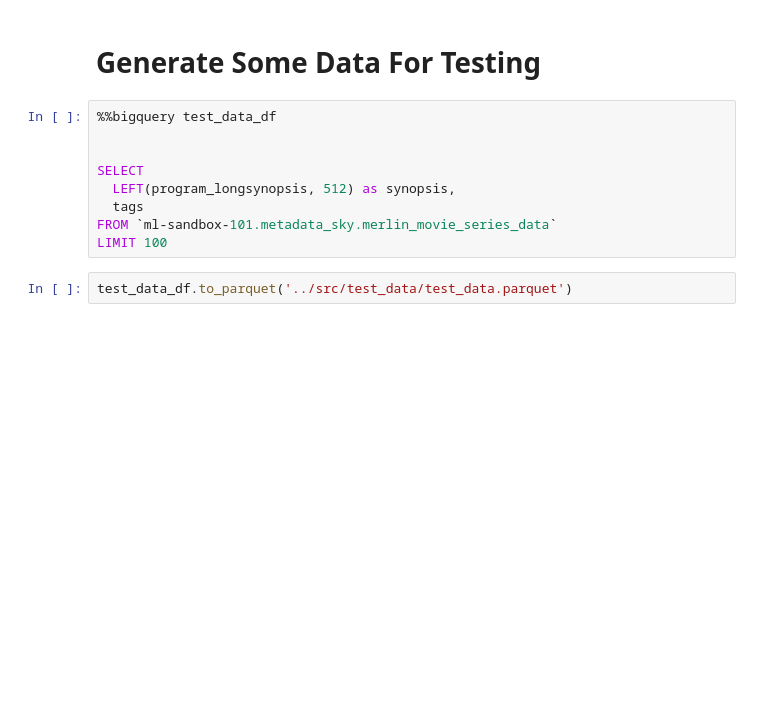
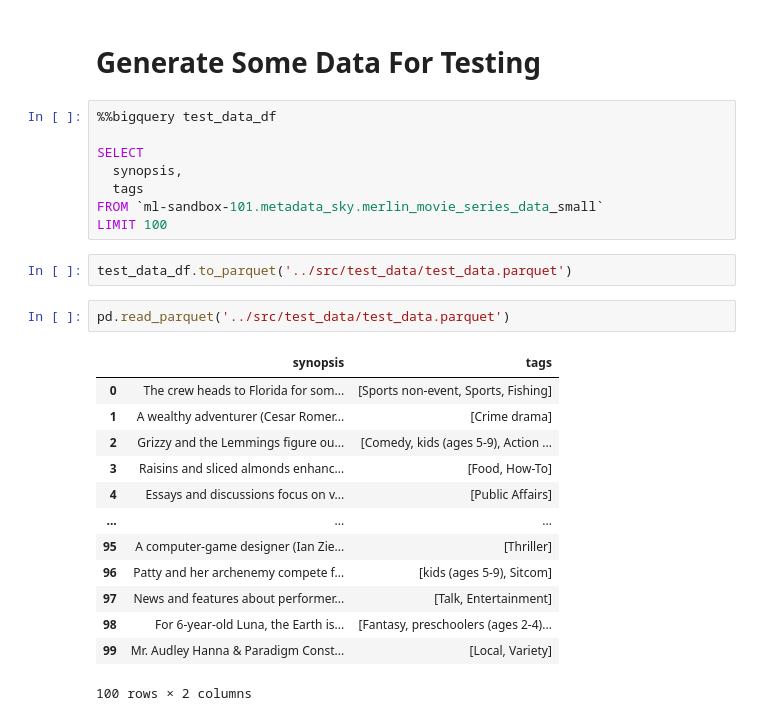
Before and after one commit to EdwardCuiPeacock/nbcu-metadata-enhancement, a Jupyter notebook: training/notebooks/Interactive_TFX.ipynb, the cells around one changed output. Cells and saved outputs as stored; diff of their text form; blank space fills up the shorter version.

```diff
--- a/training/notebooks/Interactive_TFX.ipynb
+++ b/training/notebooks/Interactive_TFX.ipynb
@@ -577,11 +576,26 @@ curl -d '{"instances": [{"examples": ["so much action", "not enough action"]}]}'
 # %%
 %%bigquery test_data_df
 
-
 SELECT
-  LEFT(program_longsynopsis, 512) as synopsis,
+  synopsis,
   tags
-FROM `ml-sandbox-101.metadata_sky.merlin_movie_series_data`
+FROM `ml-sandbox-101.metadata_sky.merlin_movie_series_data_small`
 LIMIT 100
 # %%
 test_data_df.to_parquet('../src/test_data/test_data.parquet')
+# %%
+pd.read_parquet('../src/test_data/test_data.parquet')
+# %% [output]
+|  | synopsis | tags |
+| 0 | The crew heads to Florida for som... | [Sports non-event, Sports, Fishing] |
+| 1 | A wealthy adventurer (Cesar Romer... | [Crime drama] |
+| 2 | Grizzy and the Lemmings figure ou... | [Comedy, kids (ages 5-9), Action ... |
+| 3 | Raisins and sliced almonds enhanc... | [Food, How-To] |
+| 4 | Essays and discussions focus on v... | [Public Affairs] |
+| ... | ... | ... |
+| 95 | A computer-game designer (Ian Zie... | [Thriller] |
+| 96 | Patty and her archenemy compete f... | [kids (ages 5-9), Sitcom] |
+| 97 | News and features about performer... | [Talk, Entertainment] |
+| 98 | For 6-year-old Luna, the Earth is... | [Fantasy, preschoolers (ages 2-4)... |
+| 99 | Mr. Audley Hanna & Paradigm Const... | [Local, Variety] |
+100 rows × 2 columns
```
Also changed, not shown: parts of 19 cells of this notebook, 3 other files.
